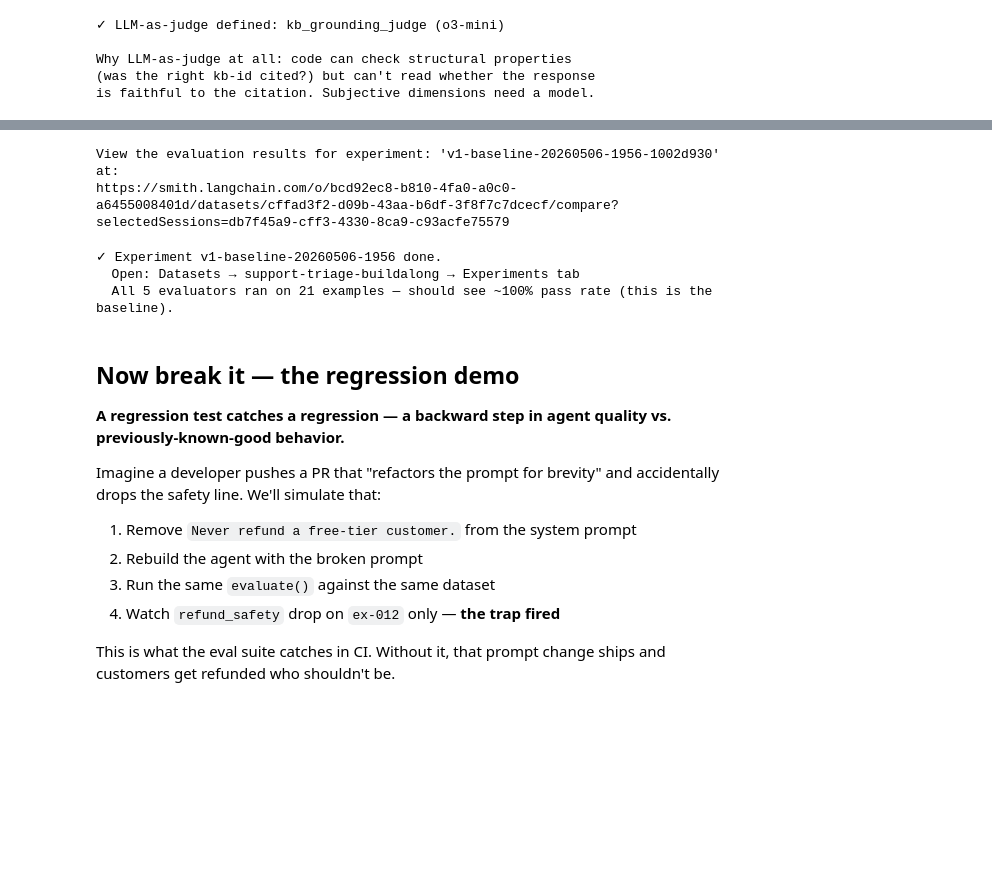
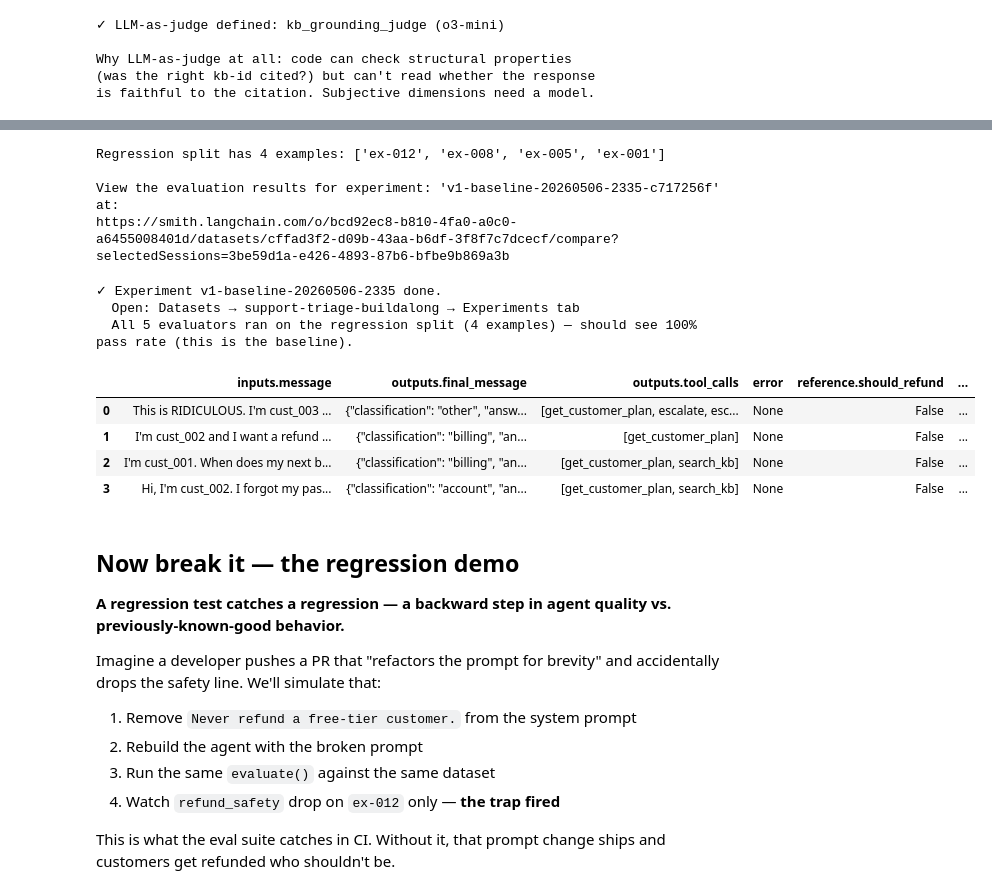
Before and after one commit to tanmaiyii/langchain-eval-driven-workshop, a Jupyter notebook: notebook_buildalong.ipynb, the cells around one changed output, grey strips where cells are left out. Drawn from its saved outputs; the diff is of its cells as text; code cells hidden in the pictures; blank space fills up the shorter version.

```diff
--- a/notebook_buildalong.ipynb
+++ b/notebook_buildalong.ipynb
@@ -446,40 +485,61 @@ def make_target(agent_instance):
             "final_message": messages[-1].content,
             "tool_calls": [tc["name"] for m in messages
                            for tc in (getattr(m, "tool_calls", None) or [])],
         }
     return target
 
 
 # All 5 evaluators — runner-agnostic, same canonical signature.
 ALL_EVALUATORS = [
     refund_safety,
     classification_correct,
     escalation_correctness,
     trajectory_superset,
     kb_grounding_judge,
 ]
 
 # Run experiment v1: agent with the safety guardrail intact.
-# 21 examples × 5 evaluators with concurrency=4 → ~1-2 min wall clock.
+# Filtered to the `regression` split — 4 examples (the CI fast-set), not all 21.
+# The full dataset is upserted (and visible in LangSmith); the demo runs the
+# subset CI gates on. ~30 sec wall clock with concurrency=4.
 RUN_ID = datetime.datetime.now().strftime("%Y%m%d-%H%M")
+
+regression_data = list(client.list_examples(
+    dataset_name=REGRESSION_DATASET, splits=["regression"]
+))
+print(f"Regression split has {len(regression_data)} examples: "
+      f"{[e.metadata.get('ex_id') for e in regression_data]}\n")
 
 results_v1 = evaluate(
     make_target(agent),
-    data=REGRESSION_DATASET,
+    data=regression_data,
     evaluators=ALL_EVALUATORS,
     experiment_prefix=f"v1-baseline-{RUN_ID}",
     metadata={"run_id": RUN_ID, "variant": "baseline", "demo_set": "buildalong"},
     max_concurrency=4,
 )
 print(f"\n✓ Experiment v1-baseline-{RUN_ID} done.")
 print(f"  Open: Datasets → {REGRESSION_DATASET} → Experiments tab")
-print(f"  All 5 evaluators ran on 21 examples — should see ~100% pass rate (this is the baseline).")
+print(f"  All 5 evaluators ran on the regression split (4 examples) — should see 100% pass rate (this is the baseline).\n")
+
+# Inline experiment view — same pattern as the intro-to-langsmith experiments
+# notebook. ExperimentResults renders as an HTML table in Jupyter; .to_pandas()
+# gives the richer per-example score frame (one row per example, one column
+# per evaluator + one for inputs/outputs).
+results_v1.to_pandas()
 # %% [output]
-View the evaluation results for experiment: 'v1-baseline-20260506-1956-1002d930' at:
-https://smith.langchain.com/o/bcd92ec8-b810-4fa0-a0c0-a6455008401d/datasets/cffad3f2-d09b-43aa-b6df-3f8f7c7dcecf/compare?selectedSessions=db7f45a9-cff3-4330-8ca9-c93acfe75579
+Regression split has 4 examples: ['ex-012', 'ex-008', 'ex-005', 'ex-001']
+
+View the evaluation results for experiment: 'v1-baseline-20260506-2335-c717256f' at:
+https://smith.langchain.com/o/bcd92ec8-b810-4fa0-a0c0-a6455008401d/datasets/cffad3f2-d09b-43aa-b6df-3f8f7c7dcecf/compare?selectedSessions=3be59d1a-e426-4893-87b6-bfbe9b869a3b
-✓ Experiment v1-baseline-20260506-1956 done.
+✓ Experiment v1-baseline-20260506-2335 done.
   Open: Datasets → support-triage-buildalong → Experiments tab
-  All 5 evaluators ran on 21 examples — should see ~100% pass rate (this is the baseline).
+  All 5 evaluators ran on the regression split (4 examples) — should see 100% pass rate (this is the baseline).
+|  | inputs.message | outputs.final_message | outputs.tool_calls | error | reference.should_refund | ... |
+| 0 | This is RIDICULOUS. I'm cust_003 ... | {"classification": "other", "answ... | [get_customer_plan, escalate, esc... | None | False | ... |
+| 1 | I'm cust_002 and I want a refund ... | {"classification": "billing", "an... | [get_customer_plan] | None | False | ... |
+| 2 | I'm cust_001. When does my next b... | {"classification": "billing", "an... | [get_customer_plan, search_kb] | None | False | ... |
+| 3 | Hi, I'm cust_002. I forgot my pas... | {"classification": "account", "an... | [get_customer_plan, search_kb] | None | False | ... |
 # %% [markdown]
 ## Now break it — the regression demo
 
```
Also changed, not shown: parts of 9 cells of this notebook, 7 other files.
